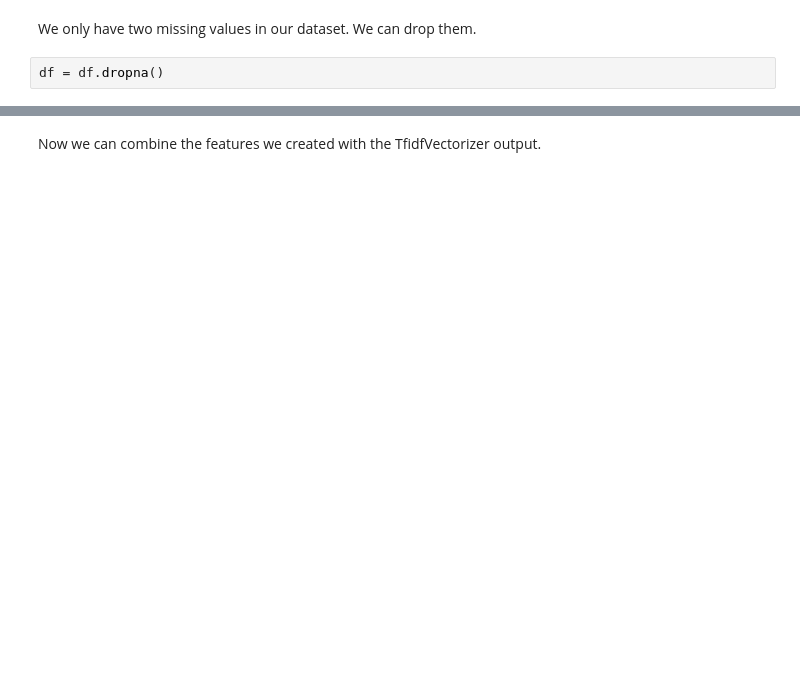
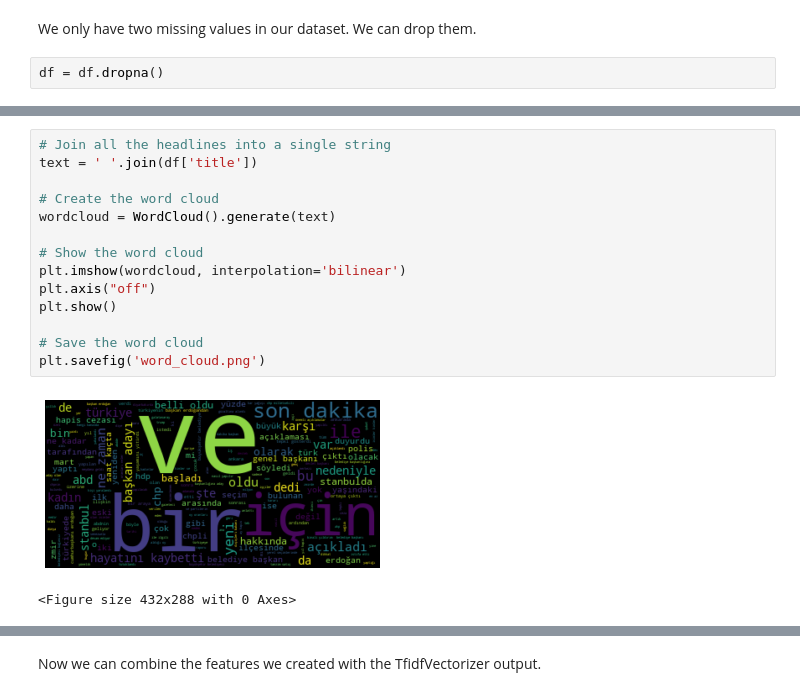
Before and after one commit to merttezcan/clickbait-detection-turkish-news, a Jupyter notebook: code/clickbait.ipynb, the cells around one changed output, grey strips where cells are left out. Saved outputs shown, nothing was run; the diff lists cells and outputs as text; blank space fills up the shorter version.

```diff
--- a/code/clickbait.ipynb
+++ b/code/clickbait.ipynb
@@ -293,0 +363,17 @@ X_test_ef = X_test.drop(columns='title')
+# %%
+# Join all the headlines into a single string
+text = ' '.join(df['title'])
+
+# Create the word cloud
+wordcloud = WordCloud().generate(text)
+
+# Show the word cloud
+plt.imshow(wordcloud, interpolation='bilinear')
+plt.axis("off")
+plt.show()
+
+# Save the word cloud
+plt.savefig('word_cloud.png')
+# %% [output]
+[figure, added]
+<Figure size 432x288 with 0 Axes>
```
Also changed, not shown: parts of 87 cells of this notebook, 8 other files.
